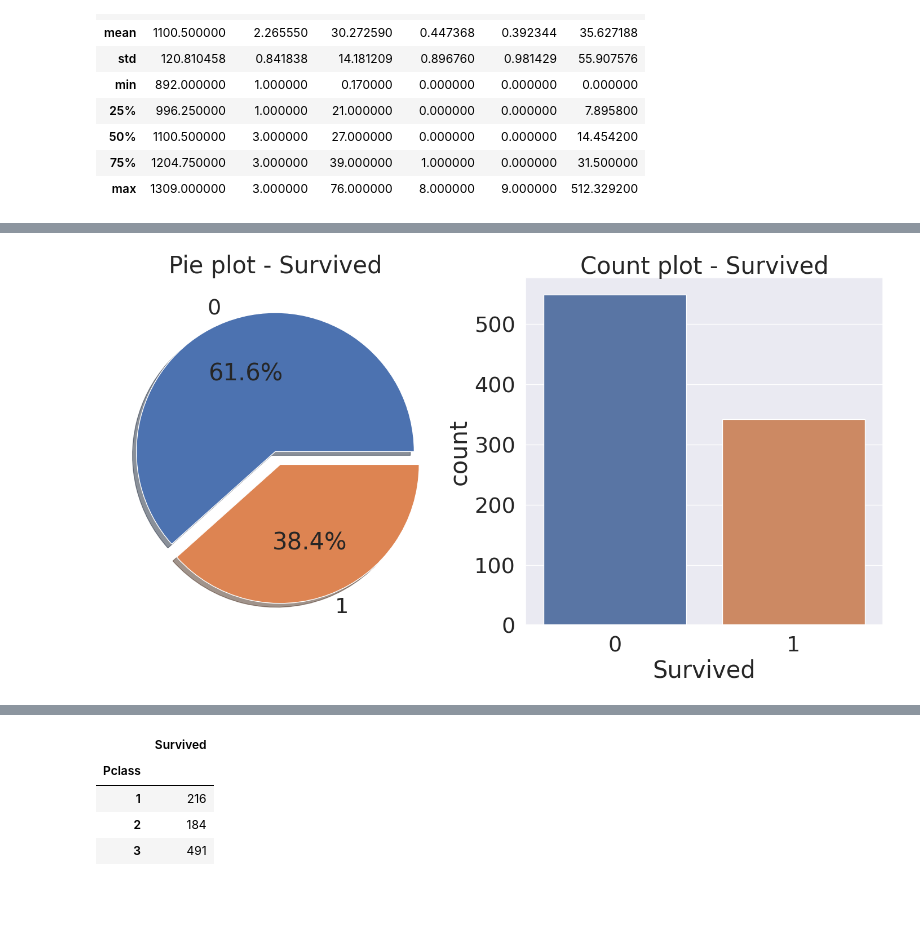
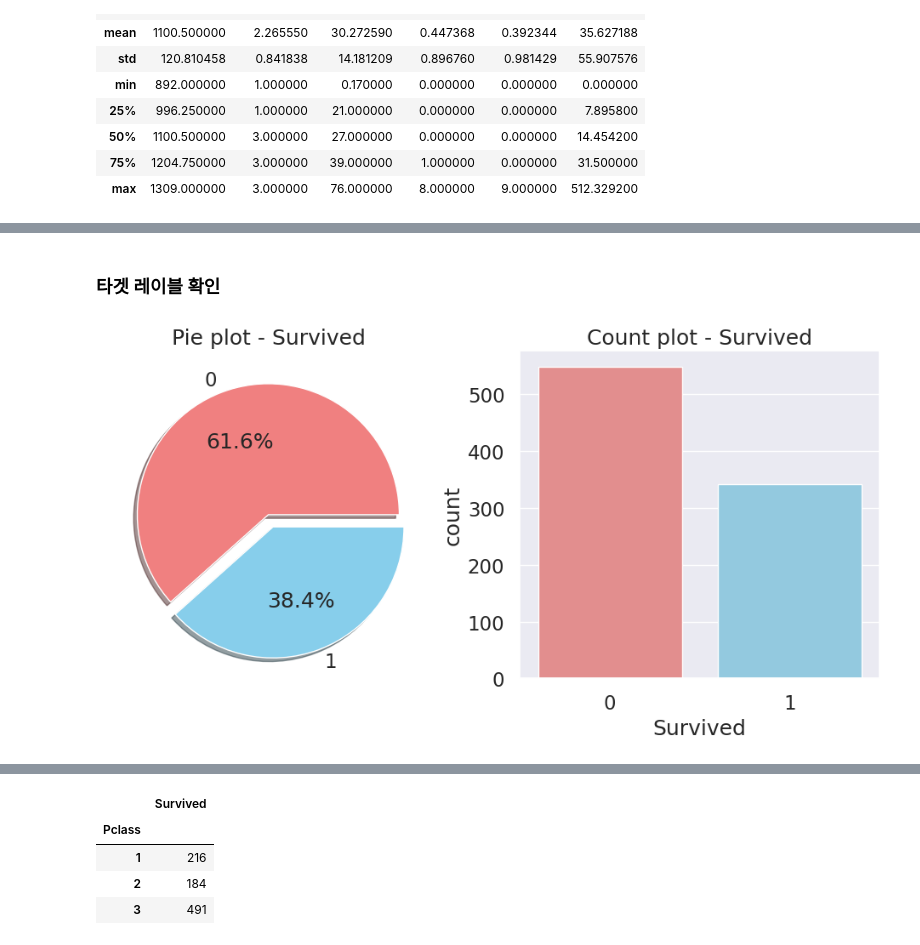
Before and after one commit to 2unhi/kaggle, a Jupyter notebook: Titanic/Titanic.ipynb, the cells around one changed output, grey strips where cells are left out. Saved outputs shown, nothing was run; the diff lists cells and outputs as text; code cells hidden in the pictures; blank space fills up the shorter version.

```diff
--- a/Titanic/Titanic.ipynb
+++ b/Titanic/Titanic.ipynb
@@ -1,13 +6,16 @@
 # %%
-import numpy as np
+# 데이터 분석 모듈
+import numpy as no
 import pandas as pd
 import matplotlib.pyplot as plt
 import seaborn as sns
-
-plt.style.use('seaborn')
-sns.set(font_scale=2.5)
 import missingno as msno
 
+# seaborn으로 생성한 그래프 폰트 크기 설정
+plt.style.use('seaborn')
+sns.set(font_scale=1.5)
+
+# 경고 무시
 import warnings
 warnings.filterwarnings('ignore')
 
@@ -15,6 +25,6 @@ warnings.filterwarnings('ignore')
 # %%
-df_train = pd.read_csv('train.csv')
-df_test = pd.read_csv('test.csv')
+df_train = pd.read_csv("/content/drive/MyDrive/Colab Notebooks/Titanic/train.csv")
+df_test = pd.read_csv("/content/drive/MyDrive/Colab Notebooks/Titanic/test.csv")
 # %%
 df_train.head()
 # %% [output]
@@ -108,12 +117,16 @@ msno.bar(df=df_test.iloc[:, :], figsize=(8, 8), color=(0.2, 0.4, 0.6))
+# %% [markdown]
+### 타겟 레이블 확인
 # %%
-f, ax = plt.subplots(1, 2, figsize=(18, 8))
+f, ax = plt.subplots(1, 2, figsize=(12, 5))
 
-df_train['Survived'].value_counts().plot.pie(explode=[0, 0.1], autopct='%1.1f%%', ax=ax[0], shadow=True)
+colors = ['lightcoral', 'skyblue']
+
+df_train['Survived'].value_counts().plot.pie(explode=[0, 0.1], autopct='%1.1f%%', ax=ax[0], shadow=True, colors=colors)
 ax[0].set_title('Pie plot - Survived')
 ax[0].set_ylabel('')
-sns.countplot(x='Survived', data=df_train, ax=ax[1])
+
+sns.countplot(x='Survived', data=df_train, ax=ax[1], palette=colors)
 ax[1].set_title('Count plot - Survived')
-
 plt.show()
 # %% [output]
-[figure, old version]
+[figure, new version]
```
Also changed, not shown: parts of 22 cells of this notebook.
